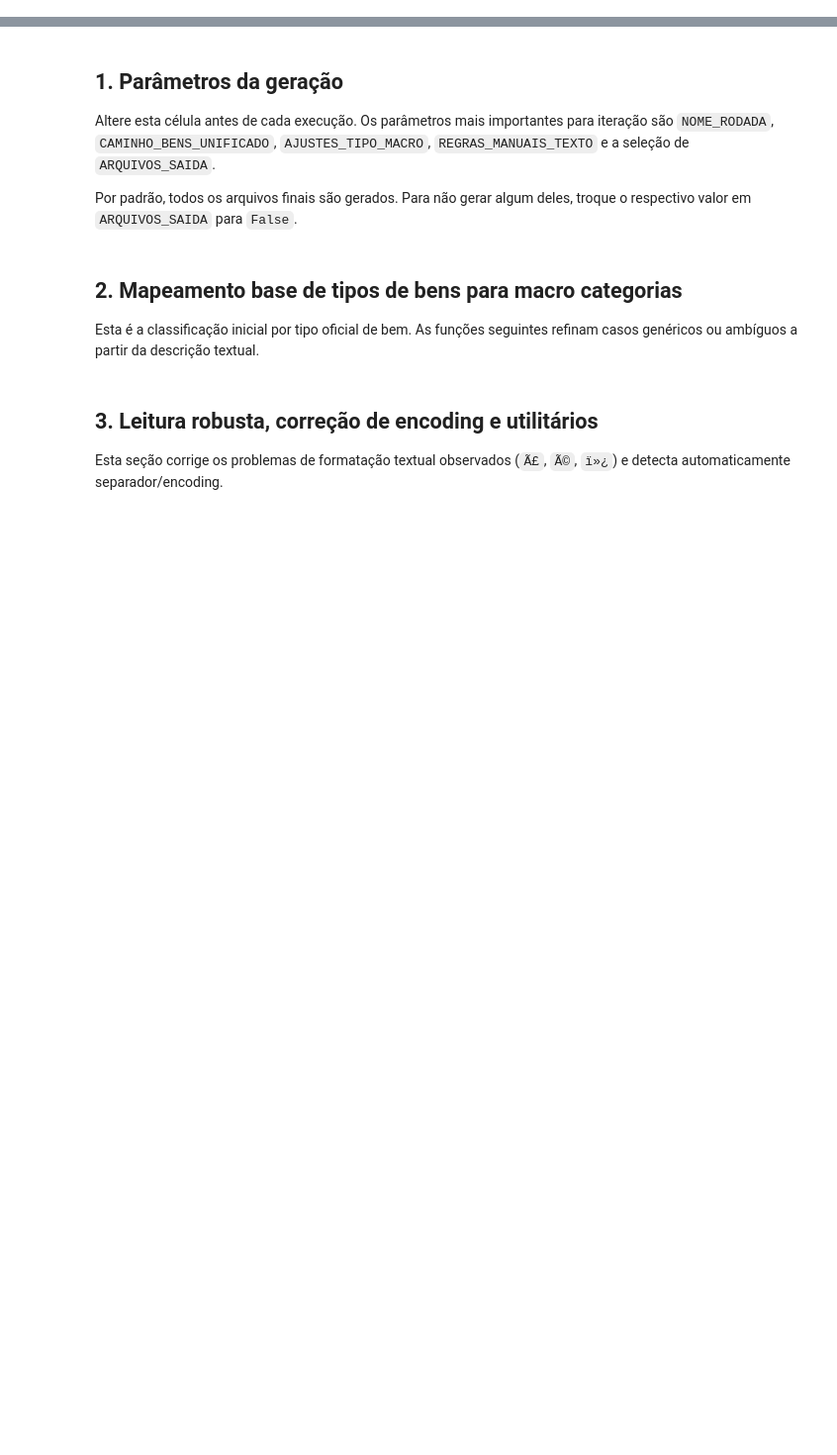
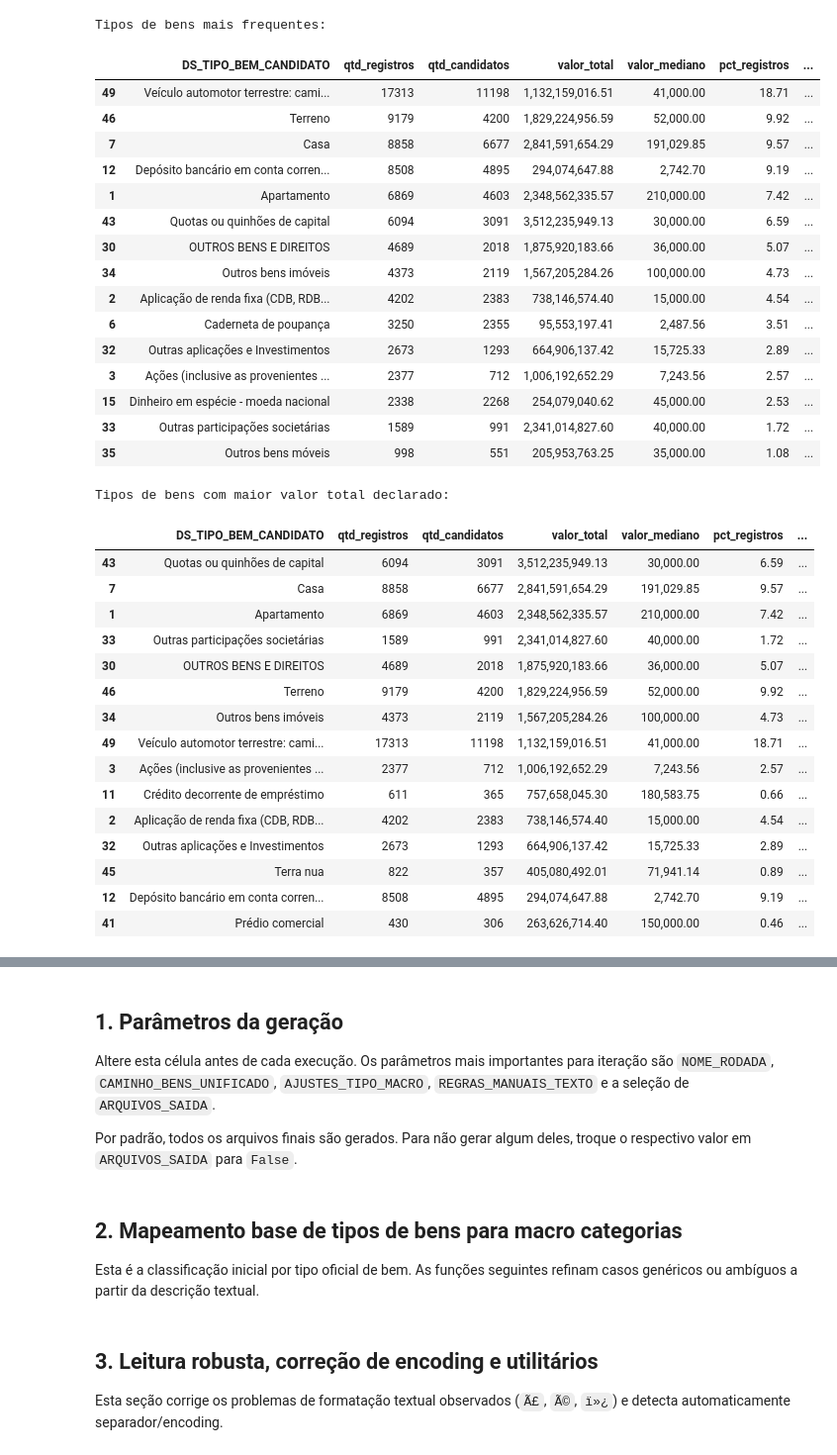
Before and after one commit to GabrielR1B/Data-Mining-Project, a Jupyter notebook: Projeto_Tratamento.ipynb, the cells around one changed output, grey strips where cells are left out. Shown at 99% size. Drawn from its saved outputs; the diff is of its cells as text; code cells hidden in the pictures; blank space fills up the shorter version.

```diff
--- a/Projeto_Tratamento.ipynb
+++ b/Projeto_Tratamento.ipynb
@@ -8,0 +128,64 @@ O pipeline foi organizado para ser **repetível e parametrizável**, mas com men
+# %%
+tipos_bens = (
+        df_bens_diag
+        .groupby("DS_TIPO_BEM_CANDIDATO")
+        .agg(
+            qtd_registros=("SQ_CANDIDATO", "size"),
+            qtd_candidatos=("SQ_CANDIDATO", "nunique"),
+            valor_total=("VR_BEM_CANDIDATO_NUM", "sum"),
+            valor_mediano=("VR_BEM_CANDIDATO_NUM", "median")
+        )
+        .reset_index()
+    )
+
+tipos_bens["pct_registros"] = tipos_bens["qtd_registros"] / len(df_bens_diag) * 100
+tipos_bens["pct_valor_total"] = tipos_bens["valor_total"] / df_bens_diag["VR_BEM_CANDIDATO_NUM"].sum() * 100
+
+print("Tipos de bens mais frequentes:")
+display(
+        tipos_bens
+        .sort_values("qtd_registros", ascending=False)
+        .head(15)
+    )
+
+print("Tipos de bens com maior valor total declarado:")
+display(
+        tipos_bens
+        .sort_values("valor_total", ascending=False)
+        .head(15)
+    )
+# %% [output]
+Tipos de bens mais frequentes:
+|  | DS_TIPO_BEM_CANDIDATO | qtd_registros | qtd_candidatos | valor_total | valor_mediano | pct_registros | ... |
+| 49 | Veículo automotor terrestre: cami... | 17313 | 11198 | 1,132,159,016.51 | 41,000.00 | 18.71 | ... |
+| 46 | Terreno | 9179 | 4200 | 1,829,224,956.59 | 52,000.00 | 9.92 | ... |
+| 7 | Casa | 8858 | 6677 | 2,841,591,654.29 | 191,029.85 | 9.57 | ... |
+| 12 | Depósito bancário em conta corren... | 8508 | 4895 | 294,074,647.88 | 2,742.70 | 9.19 | ... |
+| 1 | Apartamento | 6869 | 4603 | 2,348,562,335.57 | 210,000.00 | 7.42 | ... |
+| 43 | Quotas ou quinhões de capital | 6094 | 3091 | 3,512,235,949.13 | 30,000.00 | 6.59 | ... |
+| 30 | OUTROS BENS E DIREITOS | 4689 | 2018 | 1,875,920,183.66 | 36,000.00 | 5.07 | ... |
+| 34 | Outros bens imóveis | 4373 | 2119 | 1,567,205,284.26 | 100,000.00 | 4.73 | ... |
+| 2 | Aplicação de renda fixa (CDB, RDB... | 4202 | 2383 | 738,146,574.40 | 15,000.00 | 4.54 | ... |
+| 6 | Caderneta de poupança | 3250 | 2355 | 95,553,197.41 | 2,487.56 | 3.51 | ... |
+| 32 | Outras aplicações e Investimentos | 2673 | 1293 | 664,906,137.42 | 15,725.33 | 2.89 | ... |
+| 3 | Ações (inclusive as provenientes ... | 2377 | 712 | 1,006,192,652.29 | 7,243.56 | 2.57 | ... |
+| 15 | Dinheiro em espécie - moeda nacional | 2338 | 2268 | 254,079,040.62 | 45,000.00 | 2.53 | ... |
+| 33 | Outras participações societárias | 1589 | 991 | 2,341,014,827.60 | 40,000.00 | 1.72 | ... |
+| 35 | Outros bens móveis | 998 | 551 | 205,953,763.25 | 35,000.00 | 1.08 | ... |
+Tipos de bens com maior valor total declarado:
+|  | DS_TIPO_BEM_CANDIDATO | qtd_registros | qtd_candidatos | valor_total | valor_mediano | pct_registros | ... |
+| 43 | Quotas ou quinhões de capital | 6094 | 3091 | 3,512,235,949.13 | 30,000.00 | 6.59 | ... |
+| 7 | Casa | 8858 | 6677 | 2,841,591,654.29 | 191,029.85 | 9.57 | ... |
+| 1 | Apartamento | 6869 | 4603 | 2,348,562,335.57 | 210,000.00 | 7.42 | ... |
+| 33 | Outras participações societárias | 1589 | 991 | 2,341,014,827.60 | 40,000.00 | 1.72 | ... |
+| 30 | OUTROS BENS E DIREITOS | 4689 | 2018 | 1,875,920,183.66 | 36,000.00 | 5.07 | ... |
+| 46 | Terreno | 9179 | 4200 | 1,829,224,956.59 | 52,000.00 | 9.92 | ... |
+| 34 | Outros bens imóveis | 4373 | 2119 | 1,567,205,284.26 | 100,000.00 | 4.73 | ... |
+| 49 | Veículo automotor terrestre: cami... | 17313 | 11198 | 1,132,159,016.51 | 41,000.00 | 18.71 | ... |
+| 3 | Ações (inclusive as provenientes ... | 2377 | 712 | 1,006,192,652.29 | 7,243.56 | 2.57 | ... |
+| 11 | Crédito decorrente de empréstimo | 611 | 365 | 757,658,045.30 | 180,583.75 | 0.66 | ... |
+| 2 | Aplicação de renda fixa (CDB, RDB... | 4202 | 2383 | 738,146,574.40 | 15,000.00 | 4.54 | ... |
+| 32 | Outras aplicações e Investimentos | 2673 | 1293 | 664,906,137.42 | 15,725.33 | 2.89 | ... |
+| 45 | Terra nua | 822 | 357 | 405,080,492.01 | 71,941.14 | 0.89 | ... |
+| 12 | Depósito bancário em conta corren... | 8508 | 4895 | 294,074,647.88 | 2,742.70 | 9.19 | ... |
+| 41 | Prédio comercial | 430 | 306 | 263,626,714.40 | 150,000.00 | 0.46 | ... |
```
Also changed, not shown: parts of 28 cells of this notebook, 3 other files.
